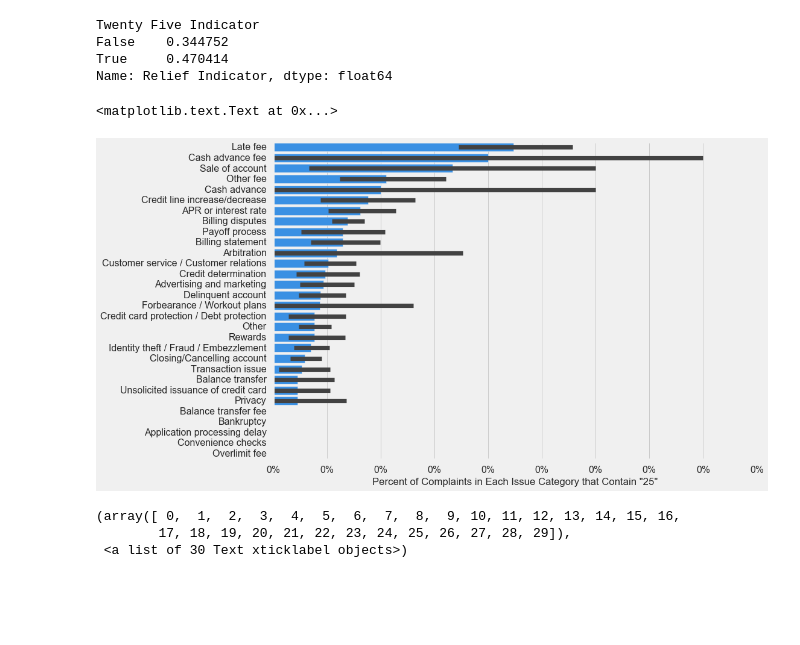
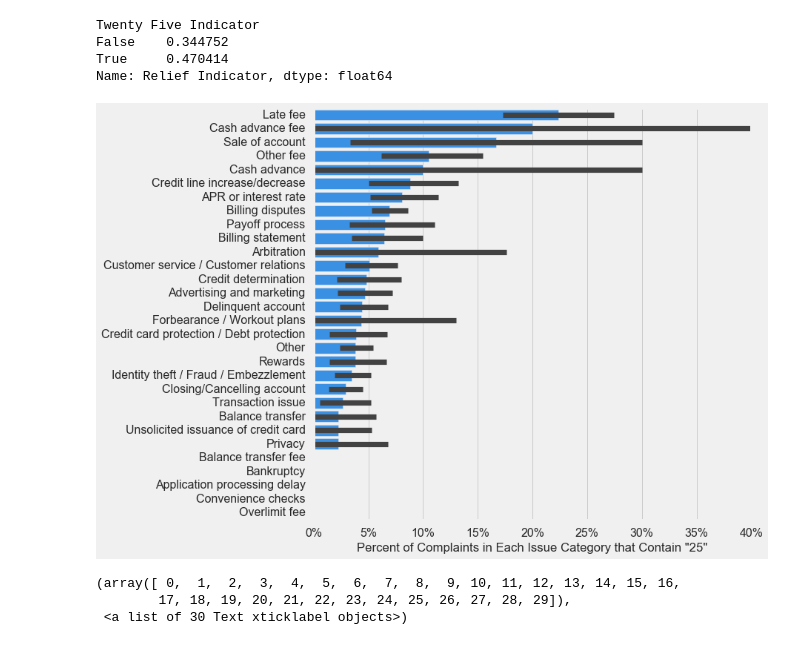
Before and after one commit to HipHoff/HipHoff, a Jupyter notebook: CFPB Complaints/Munging and Analysis.ipynb, the cells around one changed output. Saved outputs shown, nothing was run; the diff lists cells and outputs as text; code cells hidden in the pictures; blank space fills up the shorter version.

Commit message:
Initial burst of charts + refactoring

```diff
--- a/CFPB Complaints/Munging and Analysis.ipynb
+++ b/CFPB Complaints/Munging and Analysis.ipynb
@@ -166,16 +166,15 @@ True     0.470414
 Name: Relief Indicator, dtype: float64
 # %%
 twenty_five_sort_order = credit_card_df.groupby('Issue')['Twenty Five Indicator'].mean().sort_values(ascending=False).index
-sns.barplot(y=credit_card_df['Issue'],x=credit_card_df['Twenty Five Indicator'], color="DodgerBlue",
-           order=twenty_five_sort_order)
-plt.ylabel('')
-percentify_x()
-plt.xlabel('Percent of Complaints in Each Issue Category that Contain "25"')
-
-# Note in text -- balance fee pops up for $100
+with plt.style.context('fivethirtyeight'):
+    sns.barplot(y=credit_card_df['Issue'],x=100*credit_card_df['Twenty Five Indicator'], color="DodgerBlue",
+               order=twenty_five_sort_order)
+    plt.ylabel('')
+    percentify_x()
+    plt.xlabel('Percent of Complaints in Each Issue Category that Contain "25"')
+    output_figure('perc_complaints_contain_25')
 # %% [output]
-<matplotlib.text.Text at 0x...>
-[figure, old version]
+[figure, new version]
 # %%
 #Unused, but also interesting to note since 100 was in the ~top 25
 
```
Also changed, not shown: 1 other file.
